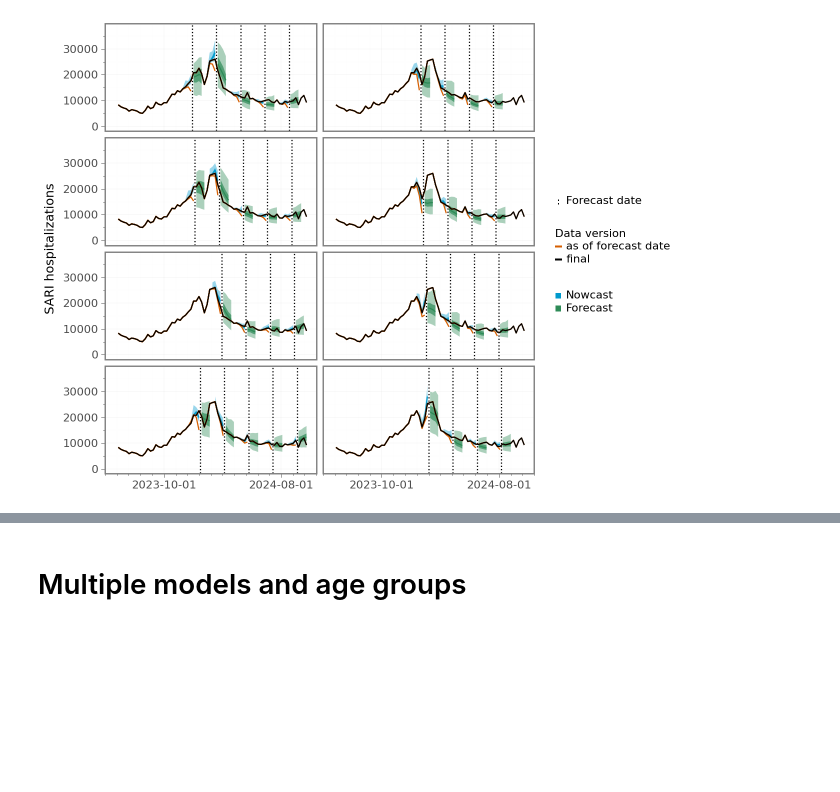
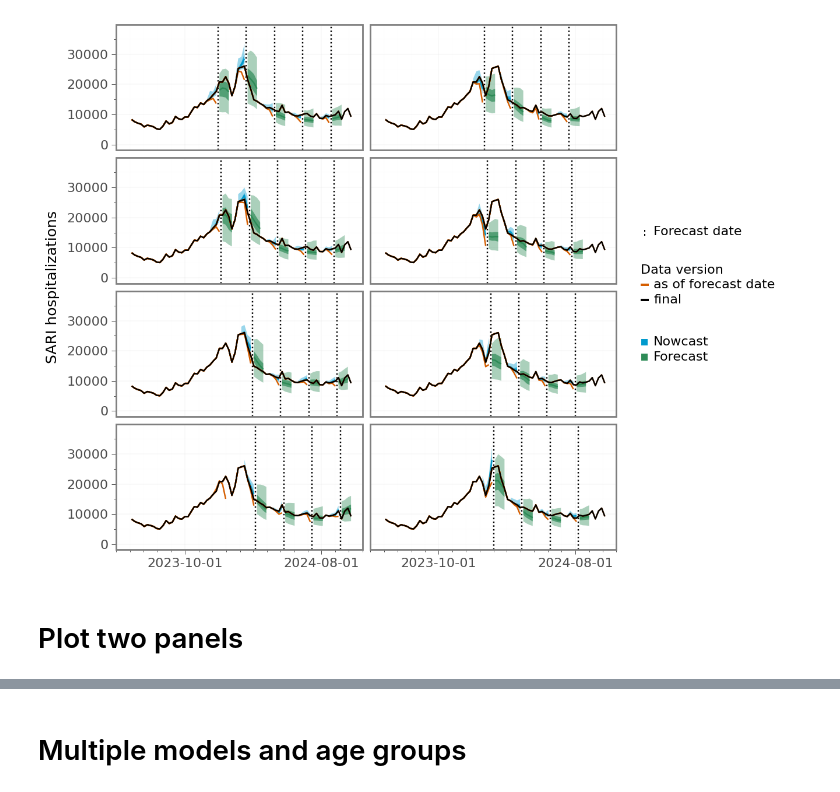
Before and after one commit to dwolffram/replication-sari-forecasting, a Jupyter notebook: code/plot_forecasts.ipynb, the cells around one changed output, grey strips where cells are left out. Saved outputs shown, nothing was run; the diff lists cells and outputs as text; code cells hidden in the pictures; blank space fills up the shorter version.

```diff
--- a/code/plot_forecasts.ipynb
+++ b/code/plot_forecasts.ipynb
@@ -32,9 +36,7 @@ def increase_dates_by_weeks(dates, weeks):
     """
     date_series = pd.to_datetime(dates)
     updated_dates = date_series[:-1] + pd.to_timedelta(weeks, unit="W")
-    updated_dates = updated_dates[
-        (updated_dates <= "2024-09-12") & (updated_dates != "2023-12-28")
-    ]
+    updated_dates = updated_dates[(updated_dates <= "2024-09-12") & (updated_dates != "2023-12-28")]
     updated_dates = updated_dates.tolist() + [date_series[-1]]
 
     return [date.strftime("%Y-%m-%d") for date in updated_dates]
@@ -274,2 +90,5 @@ def plot_forecasts(
 # %%
-model = "KIT-MeanEnsemble"
+model = "Ensemble"
+age_group = "00+"
+location = "DE"
+ymax = 38000
@@ -293,10 +108,12 @@ df_forecast = pd.DataFrame()
 df_dates = pd.DataFrame()
 
 for week_shift in range(1, 9):
-    print(week_shift)
+    # print(week_shift)
     dates = increase_dates_by_weeks(DATES, week_shift)
 
     forecast_dates = dates[:-1]
+    forecast_dates = [date for date in forecast_dates if date in FORECAST_DATES]  # to exclude Christmas
+
     df_dates_temp = pd.DataFrame({"forecast_date": forecast_dates, "shift": week_shift})
     df_dates = pd.concat([df_dates, df_dates_temp])
 
@@ -308,9 +125,7 @@ for week_shift in range(1, 9):
         dfs.append(df_temp)
 
     df_temp = pd.concat(dfs)
-    df_temp = df_temp.rename(
-        columns={f"icosari-sari-{'DE' if age_group == '00+' else age_group}": "value"}
-    )
+    df_temp = df_temp.rename(columns={f"icosari-sari-{'DE' if age_group == '00+' else age_group}": "value"})
     df_temp["shift"] = week_shift
     df = pd.concat([df, df_temp])
 
@@ -437,52 +213,43 @@ p = (
         color="seagreen",
         linetype="solid",
     )
-    + geom_line(
-        aes(x="date", y="value", group="forecast_date", color='"as of forecast date"')
-    )
+    + geom_line(aes(x="date", y="value", group="forecast_date", color='"as of forecast date"'))
     + geom_line(
         data=df[df.forecast_date == "2024-10-06"],
         mapping=aes(x="date", y="value", color='"final"'),
     )
     + theme_bw()
     + labs(x="", y="SARI hospitalizations", linetype="")
     + scale_color_manual(
         name="\nData version",
         values={"as of forecast date": "#D55E00", "final": "black"},
     )
     + scale_fill_manual(name=" ", values={"Forecast": "seagreen", "Nowcast": "#009ACD"})
-    + scale_linetype_manual(
-        name=" ", values={"Forecast date": "dotted"}, guide=guide_legend(order=1)
-    )
-    + scale_alpha_manual(
-        name="Forecasts with \nprediction intervals:", values=alphas, guide=None
-    )
+    + scale_linetype_manual(name=" ", values={"Forecast date": "dotted"}, guide=guide_legend(order=1))
+    + scale_alpha_manual(name="Forecasts with \nprediction intervals:", values=alphas, guide=None)
     + scale_x_date(
         breaks=[pd.Timestamp("2023-10-01"), pd.Timestamp("2024-08-01")],
         date_minor_breaks="1 month",
     )
     + theme(
         legend_position="right",
         legend_title=element_text(size=8),
         legend_text=element_text(size=8),
         legend_key=element_blank(),
         legend_key_size=5,
         axis_title_y=element_text(size=9),
         axis_text=element_text(size=8),
         axis_ticks=element_line(color="black", size=0.25),
         panel_grid_major=element_line(size=0.15),
         panel_grid_minor=element_line(size=0.1),
         strip_background=element_blank(),
         strip_text=element_blank(),
-        # plot_margin=(1, 1.5, 0, 1.5),
-        # legend_margin=5,
-        # legend_box_spacing=0
     )
     + ylim(0, ymax)  # 35000
 )
 
-p
+p.show()
 # %% [output]
-[figure, old version]
+[figure, new version]
 # %%
 p.save(
@@ -493,6 +260,8 @@ p.save(
     dpi=300,
     verbose=False,
 )
+# %% [markdown]
+# Plot two panels
 # %%
 age_group = "00+"
 location = "DE"
```
Also changed, not shown: parts of 17 cells of this notebook, 38 other files.
